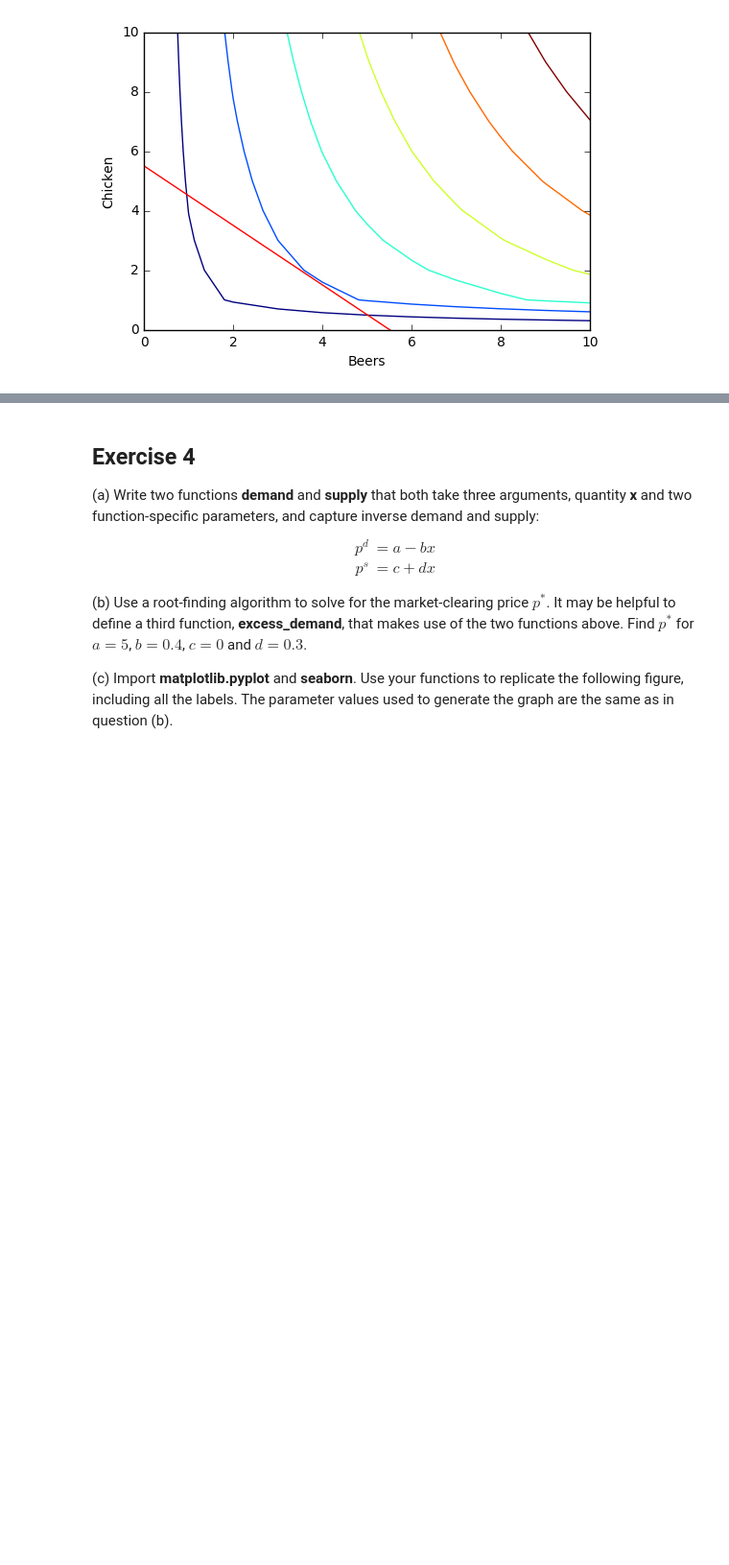
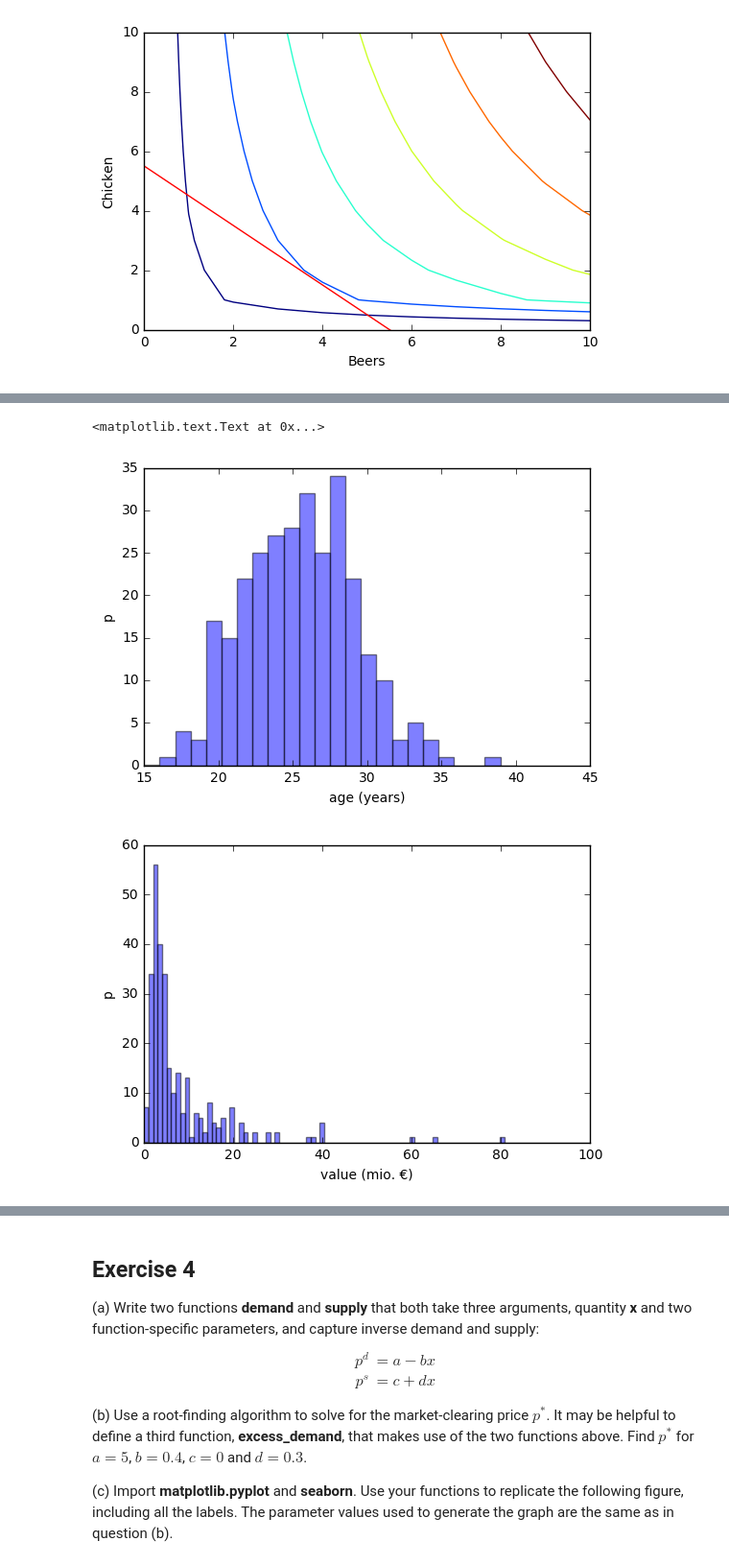
Before and after one commit to Moony2D/Python-Intro-ifo, a Jupyter notebook: PS_Scipy.ipynb, the cells around one changed output, grey strips where cells are left out. Shown at 96% size. Cells and saved outputs as stored; diff of their text form; code cells hidden in the pictures; blank space fills up the shorter version.

```diff
--- a/PS_Scipy.ipynb
+++ b/PS_Scipy.ipynb
@@ -102,0 +109,10 @@ In this exercis we will make some analysis on the value of football players.
+# %%
+# lets first load the description of the data
+fh = open("BundesligaData.txt")
+data = fh.readlines()
+fh.close
+lines=data[0].split(';')
+description=[]
+for i in range(len(lines)):
+    description.append((i,lines[i]))
+print(description)
@@ -102,0 +141,26 @@ In this exercis we will make some analysis on the value of football players.
+# %%
+# (b)
+cols=(2,4)
+## load data from txt-file
+bundesliga = np.loadtxt('BundesligaData.txt',delimiter=';', usecols=(cols),skiprows=1)
+attributes=[]
+k=0
+for i in cols:
+    attributes.append((k,description[i][1]))
+    k+=1
+
+fig, ax = plt.subplots()
+## Histogram for sample
+ax.hist(bundesliga[:,1],bins=np.linspace(15,40,25),alpha=0.5)
+ax.set_xlabel("age (years)")
+ax.set_ylabel("p")
+
+fig, ax = plt.subplots()
+## Histogram for sample
+ax.hist(bundesliga[:,0],bins=np.linspace(0,100,100),alpha=0.5)
+ax.set_xlabel("value (mio. €)")
+ax.set_ylabel("p")
+# %% [output]
+<matplotlib.text.Text at 0x...>
+[figure, added]
+[figure, added]
```
Also changed, not shown: parts of 18 cells of this notebook, 1 other file.
